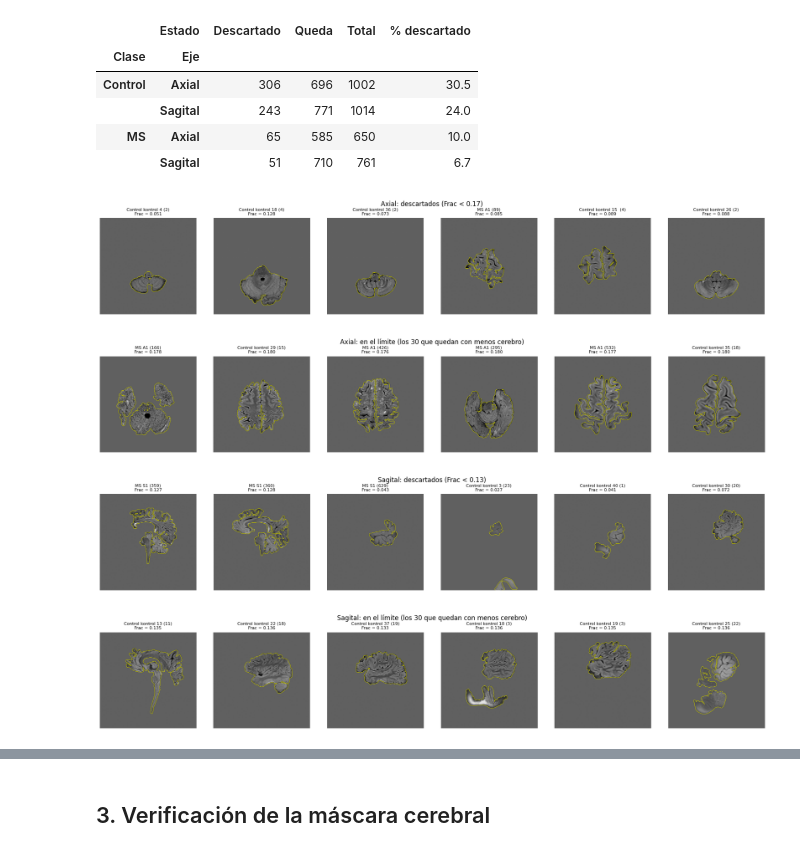
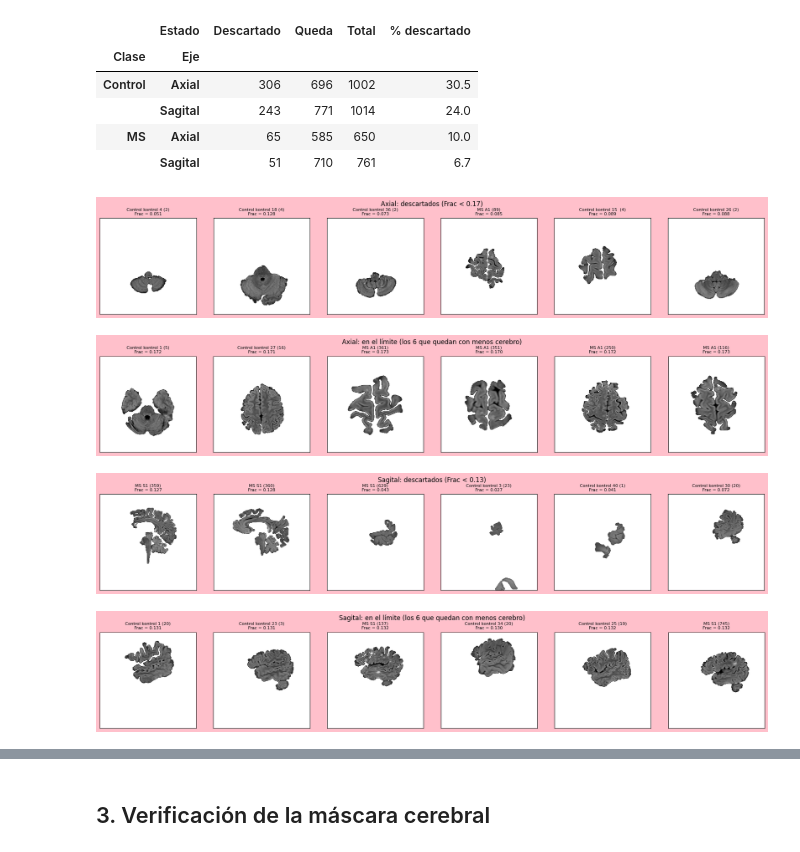
Before and after one commit to tobias-del/PSIB2026Q2-TPI-Grupo07-Barboza-Casais-Mitchelena, a Jupyter notebook: Notebooks/04_CARACTERISTICAS.ipynb, the cells around one changed output, grey strips where cells are left out. Drawn from its saved outputs; the diff is of its cells as text; code cells hidden in the pictures.

Commit message:
Se modificaron cuestiones estéticas: títulos, algunos fondos de imágenes y nombres de variables

```diff
--- a/Notebooks/04_CARACTERISTICAS.ipynb
+++ b/Notebooks/04_CARACTERISTICAS.ipynb
@@ -43,15 +43,17 @@ def medidas_corte(mask, seg):
     areas = np.bincount(lab.ravel())[1:]              # área de cada región
     area_lesion = int(seg.sum())
     return {
-        "Area_cerebro": area_cerebro,
-        "Frac_cerebro": area_cerebro / TAM ** 2,
-        "N_regiones": len(areas),
-        "Area_lesion": area_lesion,
-        "Area_rel": area_lesion / area_cerebro if area_cerebro else np.nan,
-        "Area_media_region": float(areas.mean()) if len(areas) else 0.0,
-        "Area_max_region": int(areas.max()) if len(areas) else 0,
+        "Area_cerebro_px": area_cerebro,              # Área de la máscara del cerebro en píxeles
+        "Frac_cerebro": area_cerebro / TAM ** 2,      # Cuánto de la imágen es cerebro
+        "N_regiones": len(areas),                     # Número de regiones segmentadas
+        "Area_lesion_px": area_lesion,                # Área de las regiones segmentadas en píxeles
+        "Area_rel": area_lesion / area_cerebro if area_cerebro else np.nan,   # Área de las regiones segmentadas relativa al cerebro
+        "Area_media_region_px": float(areas.mean()) if len(areas) else 0.0,      # Media de las áreas de las regiones segmentadas (lesiones)
+        "Area_max_region_px": int(areas.max()) if len(areas) else 0,             # Área máxima de las regiones segmentadas (lesiones)
     }
 
+# Aplica el preprocesamiento completo a todos los cortes del inventario y devuelve un DataFrame con las medidas
+# de cada corte y una lista de errores
 def extraer(inv, base):
     filas, errores = [], []
     for ruta_abs, (_, b) in zip(inv["ruta"], base.iterrows()):
@@ -151,7 +148,7 @@ for ax, eje in zip(axs, ["Axial", "Sagital"]):
         ax.hist(v, bins=bins, alpha=0.5, color=color, label=f"{clase} (n = {len(v)})")
     ax.set_title(eje)
     ax.set_xlabel("Frac_cerebro (píxeles de la máscara / 256²)")
-    ax.set_ylabel("Cortes")
+    ax.set_ylabel("Cantidad de cortes")
     ax.legend()
     ax.grid(True, alpha=0.3)
 plt.tight_layout()
@@ -163,9 +160,10 @@ plt.show()
 fig, axs = plt.subplots(1, 2, figsize=(13, 4))
 for ax, eje in zip(axs, ["Axial", "Sagital"]):
     v = feat.loc[feat["Eje"] == eje, "Frac_cerebro"]
-    ax.hist(v, bins=80, color="gray")
+    ax.hist(v, bins=80, color="pink")
     ax.set_title(f"{eje} - ambas clases")
     ax.set_xlabel("Frac_cerebro")
+    ax.set_ylabel("Cantidad de cortes")
     ax.grid(True, alpha=0.3)
 plt.tight_layout()
 plt.show()
@@ -196,7 +194,7 @@ feat["Pasa"] = feat["Frac_cerebro"] >= feat["Eje"].map(UMBRAL_FRAC)
 
 fig, axs = plt.subplots(1, 2, figsize=(13, 4))
 for ax, eje in zip(axs, ["Axial", "Sagital"]):
-    ax.hist(feat.loc[feat["Eje"] == eje, "Frac_cerebro"], bins=bordes.tolist() + list(np.arange(0.32, 0.72, 0.02)), color="gray")
+    ax.hist(feat.loc[feat["Eje"] == eje, "Frac_cerebro"], bins=bordes.tolist() + list(np.arange(0.32, 0.72, 0.02)), color="pink")
     ax.axvline(UMBRAL_FRAC[eje], color="r", ls="--", label=f"umbral = {UMBRAL_FRAC[eje]}")
     ax.set_title(eje)
     ax.set_xlabel("Frac_cerebro")
@@ -223,31 +221,33 @@ conteo
 # %%
 # Inspección visual: cortes descartados y cortes justo por encima del umbral
 def mostrar_cortes(filas, titulo, n_col=6):
     n = len(filas)
-    fig, axs = plt.subplots(int(np.ceil(n / n_col)), n_col, figsize=(3 * n_col, 3.2 * int(np.ceil(n / n_col))))
+    fig, axs = plt.subplots(int(np.ceil(n / n_col)), n_col, figsize=(3 * n_col, 3.2 * int(np.ceil(n / n_col))), facecolor = "pink")
     for ax in np.ravel(axs):
-        ax.axis("off")
+        #ax.axis("off")
+        ax.set_xticks([])  # Borra los números y marcas del eje X
+        ax.set_yticks([])
     for ax, (_, r) in zip(np.ravel(axs), filas.iterrows()):
         z, mask = preprocesar(DATA / r["Ruta"])
-        ax.imshow(z, cmap="gray", vmin=-3, vmax=5)
-        if mask.any():
-            ax.contour(mask.astype(float), levels=[0.5], colors="y", linewidths=0.7)
+        ax.imshow(np.where(mask, z, np.nan), cmap="gray", vmin=-3, vmax=5)
+        '''f mask.any():
+            ax.contour(mask.astype(float), levels=[0.5], colors="y", linewidths=0.7)'''
         ax.set_title(f"{r['Clase']} {Path(r['Ruta']).stem}\nFrac = {r['Frac_cerebro']:.3f}", fontsize=8)
     fig.suptitle(titulo)
     plt.tight_layout()
     plt.show()
 
 for eje in ["Axial", "Sagital"]:
     d = feat[feat["Eje"] == eje]
     u = UMBRAL_FRAC[eje]
     mostrar_cortes(d[~d["Pasa"]].sample(6, random_state=1), f"{eje}: descartados (Frac < {u})")
-    limite = d[d["Pasa"]].nsmallest(30, "Frac_cerebro").sample(6, random_state=1)
-    mostrar_cortes(limite, f"{eje}: en el límite (los 30 que quedan con menos cerebro)")
+    limite = d[d["Pasa"]].nsmallest(6, "Frac_cerebro").sample(6, random_state=1)
+    mostrar_cortes(limite, f"{eje}: en el límite (los 6 que quedan con menos cerebro)")
 # %% [output]
-[figure, old version]
+[figure, new version]
-[figure, old version]
+[figure, new version]
-[figure, old version]
+[figure, new version]
-[figure, old version]
+[figure, new version]
 # %% [markdown]
 &ensp; Los cortes de los extremos de la cabeza (base de cráneo, fosa posterior y vértice) tienen poco cerebro, no son comparables con los cortes medios y generan falsos positivos. Se descartan con un umbral sobre `Frac_cerebro`, **uno por eje y el mismo para MS y Control**, para no introducir un sesgo por clase.
 
```
Also changed, not shown: parts of 17 cells of this notebook, 3 other files.
